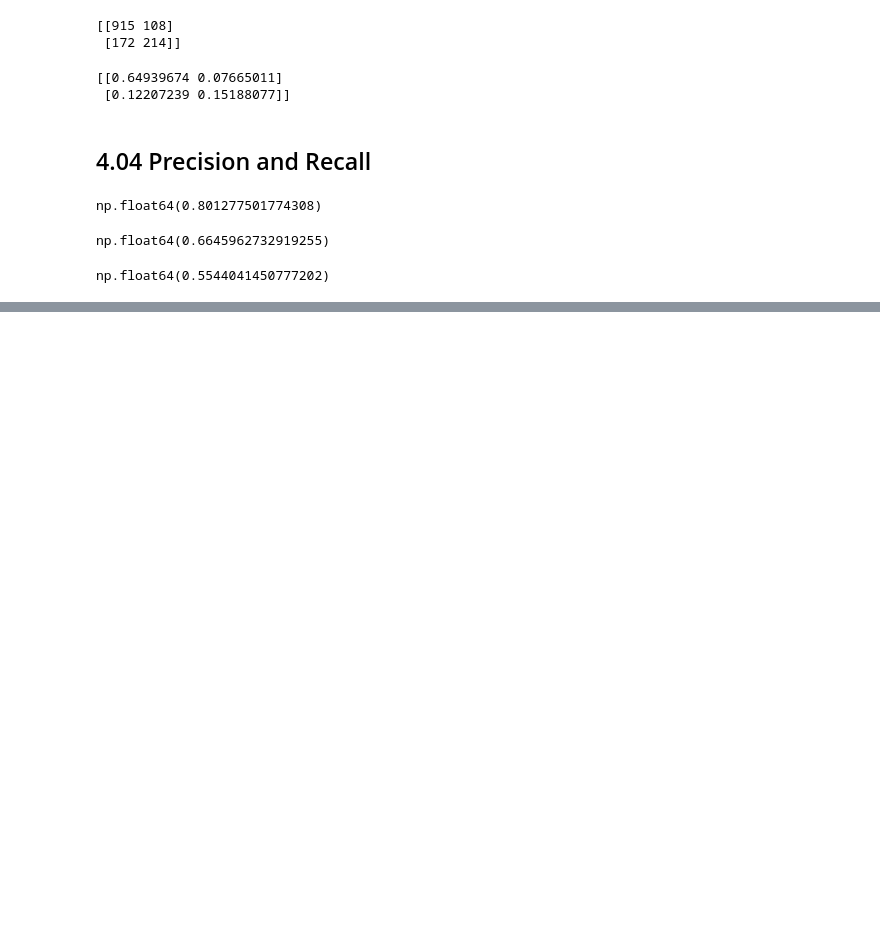
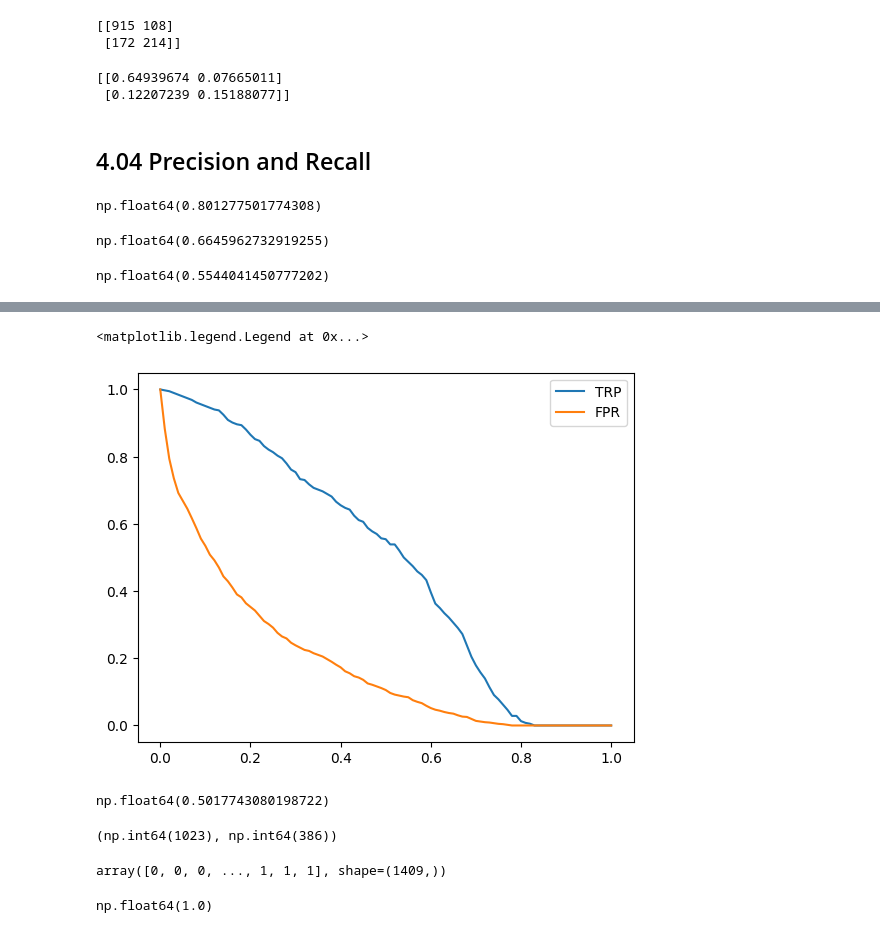
Before and after one commit to AurisNauris/ML-zoomcamp-homework, a Jupyter notebook: 04-Evaluation/04-notebook.ipynb, the cells around one changed output, grey strips where cells are left out. Drawn from its saved outputs; the diff is of its cells as text; code cells hidden in the pictures; blank space fills up the shorter version.

```diff
--- a/04-Evaluation/04-notebook.ipynb
+++ b/04-Evaluation/04-notebook.ipynb
@@ -168,0 +206,7 @@ np.float64(0.5544041450777202)
+# %%
+plt.plot(thresholds, tprs, label="TRP")
+plt.plot(thresholds, fprs, label="FPR")
+plt.legend()
+# %% [output]
+<matplotlib.legend.Legend at 0x...>
+[figure, added]
@@ -168,0 +216,15 @@ np.float64(0.5544041450777202)
+# %%
+((y_rand >= 0.5) == y_val).mean()
+# %% [output]
+np.float64(0.5017743080198722)
+# %%
+num_neg = (y_val==0).sum()
+num_pos = (y_val==1).sum()
+num_neg, num_pos
+# %% [output]
+(np.int64(1023), np.int64(386))
+# %%
+y_ideal = np.repeat([0,1],[num_neg, num_pos])
+y_ideal
+# %% [output]
+array([0, 0, 0, ..., 1, 1, 1], shape=(1409,))
@@ -168,0 +233,4 @@ np.float64(0.5544041450777202)
+# %%
+((y_ideal_pred >= 0.726) == y_ideal).mean()
+# %% [output]
+np.float64(1.0)
```
Also changed, not shown: parts of 9 cells of this notebook, 1 other file.
